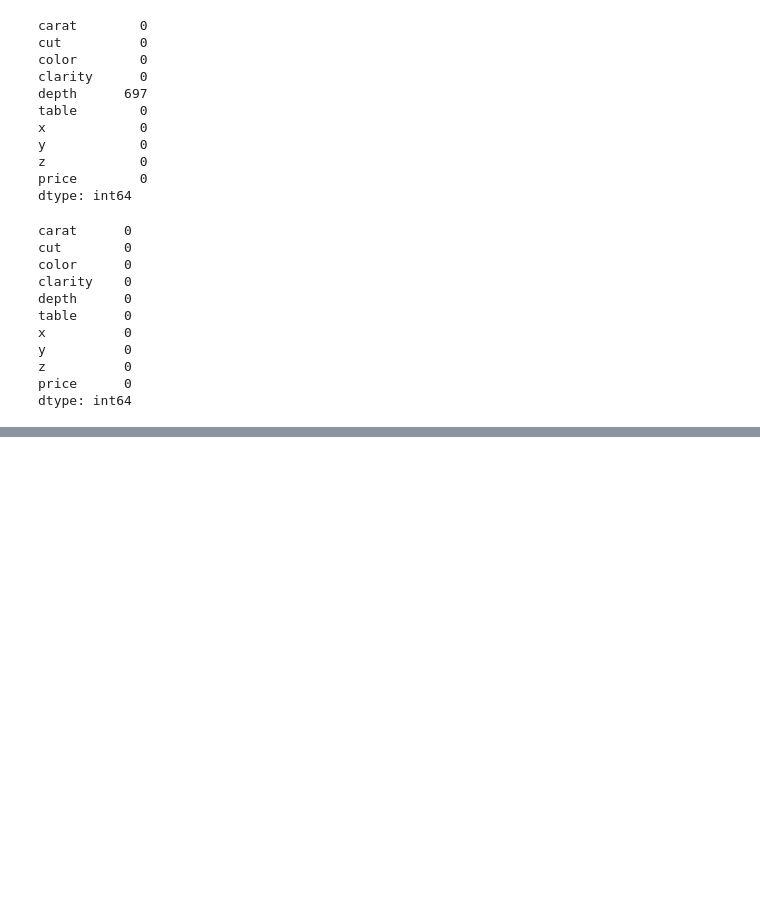
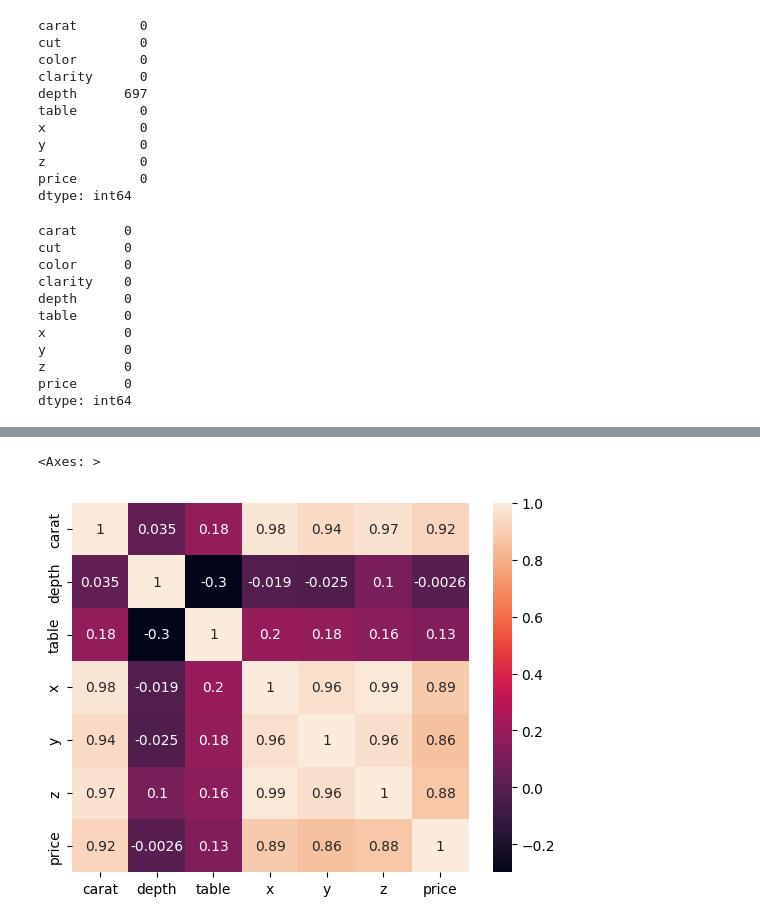
Before and after one commit to MohsinKhan04/Mohsin_project, a Jupyter notebook: research.ipynb, the cells around one changed output, grey strips where cells are left out. Cells and saved outputs as stored; diff of their text form; code cells hidden in the pictures; blank space fills up the shorter version.

```diff
--- a/research.ipynb
+++ b/research.ipynb
@@ -79,0 +128,5 @@ memory usage: 2.2+ MB
+# %%
+sns.heatmap(mk[numerical_cols].corr(), annot=True)
+# %% [output]
+<Axes: >
+[figure, added]
```
Also changed, not shown: parts of 11 cells of this notebook, 2 other files.
